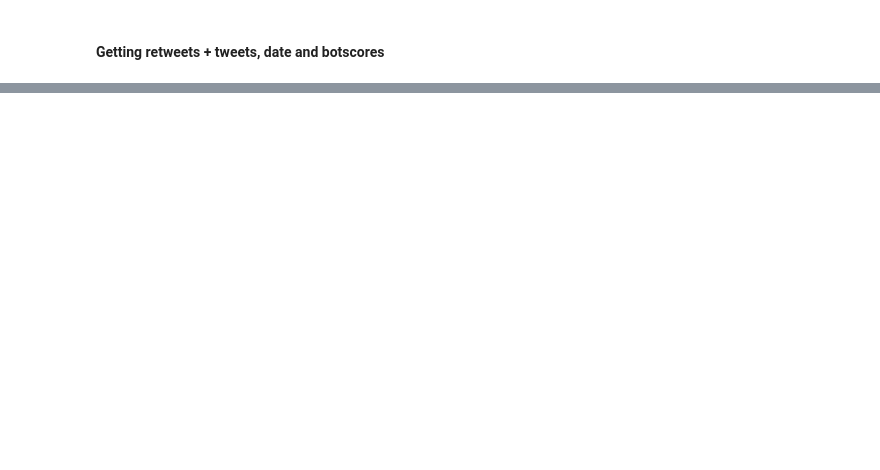
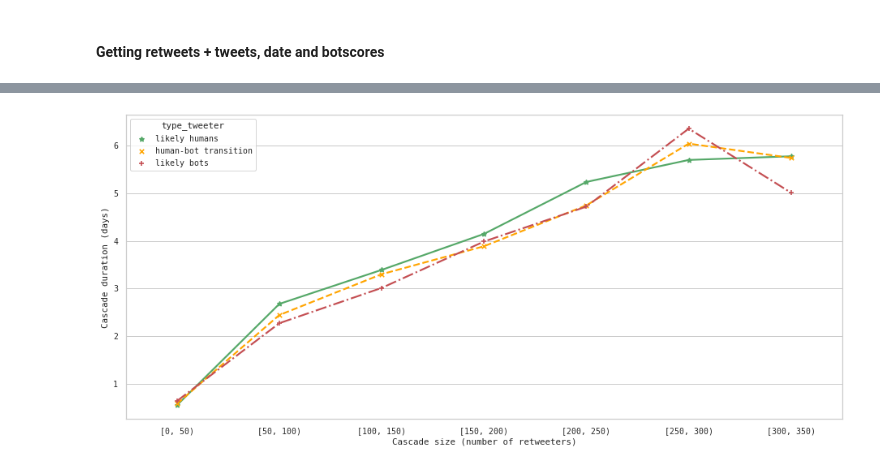
Before and after one commit to javier-pg/botbusters-spanish-general-elections-network-analysis, a Jupyter notebook: code/7.Virality.ipynb, the cells around one changed output, grey strips where cells are left out. Saved outputs shown, nothing was run; the diff lists cells and outputs as text; code cells hidden in the pictures; blank space fills up the shorter version.

```diff
--- a/code/7.Virality.ipynb
+++ b/code/7.Virality.ipynb
@@ -415,0 +641,28 @@ for percentage_tweet in [70, 90, 100]:
+# %%
+rows = 1
+fig, axs = plt.subplots(rows, 1, figsize=(13,6), sharex=True, sharey=True)
+
+#axs.title.set_text('Original tweets generated by ' + us[percent[row]])
+ax = sns.pointplot(
+    data=df_cascades[(df_cascades.retweets_cumulative==True) & (df_cascades.type_retweeter=='likely bots') & (df_cascades.final_retweeter==True)],
+    x='retweeter_position_bin',
+    y='time_to_retweet',
+    hue='type_tweeter',
+    scale=0.8,
+    markers=['*','x','+'],
+    linestyles=["-", "--", "-."],
+    ci=None,
+    #dodge=0.1,
+    palette={'likely humans':'g','human-bot transition':'orange','likely bots':'r'},
+    ax=axs)
+
+
+ax.set_xlabel('Cascade size (number of retweeters)')
+ax.set_ylabel('Cascade duration (days)')
+
+#plt.xticks(np.arange(0, 400, 10))
+#plt.yticks(np.arange(0, 200, 24))
+#fig.suptitle("Time-to-retweet per retweeter", y=1.01)
+plt.tight_layout()
+# %% [output]
+[figure, added]
```
Also changed, not shown: parts of 56 cells of this notebook, 2 other files.
